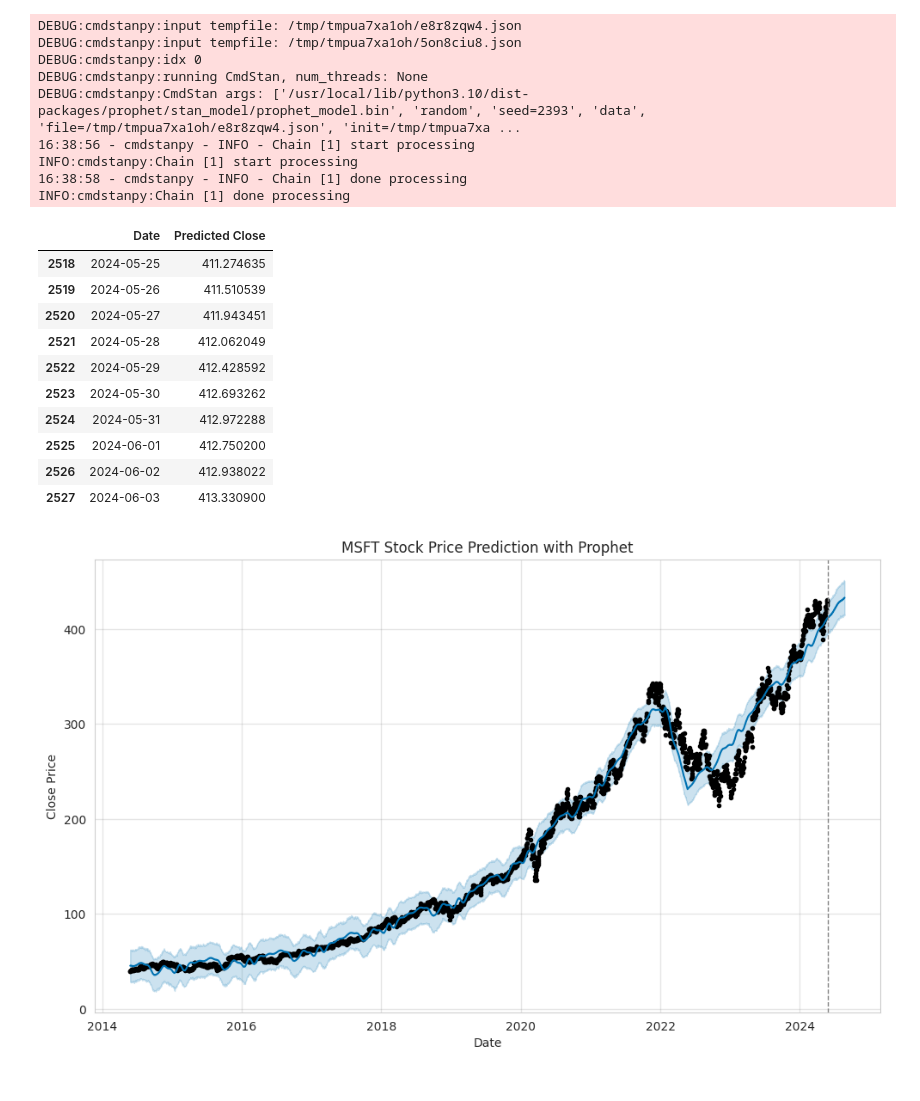
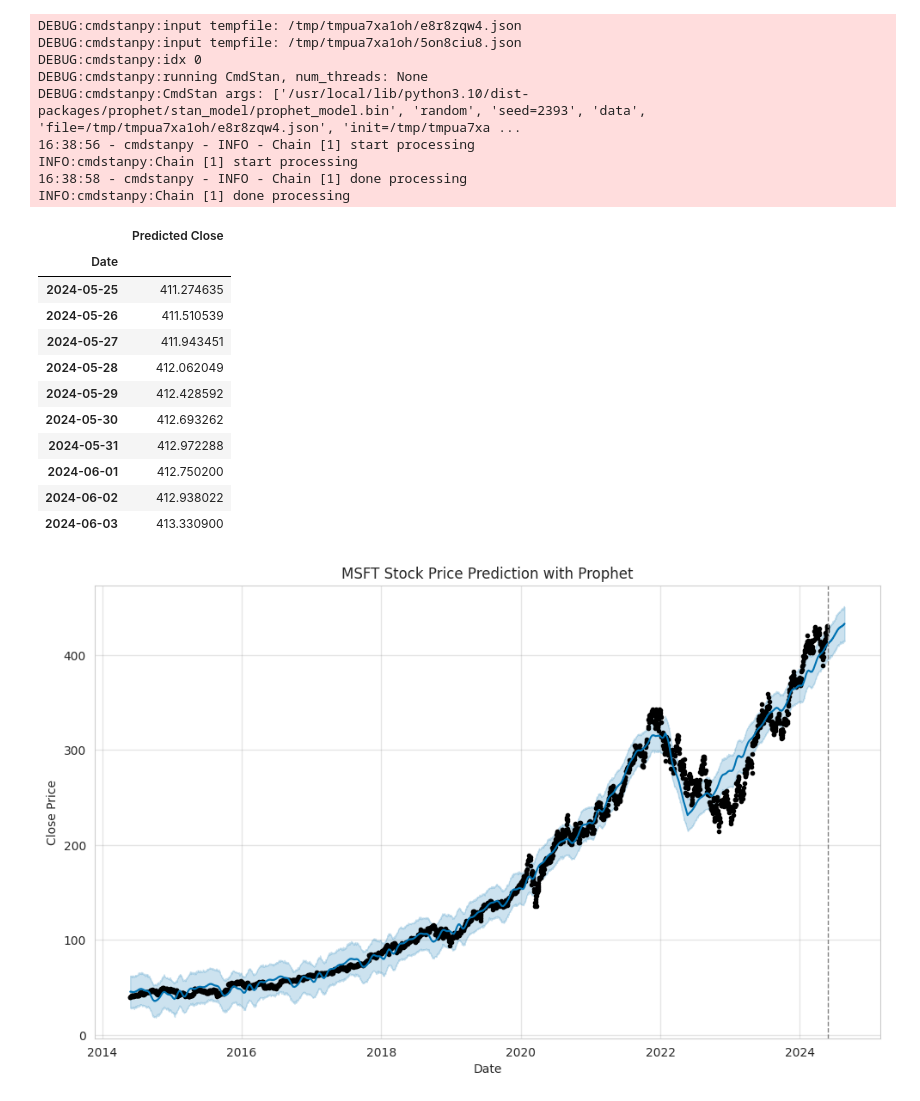
Before and after one commit to PeroumalPajany/tmp, a Jupyter notebook: PajanyPTIM8131_8.ipynb, the cells around one changed output. Cells and saved outputs as stored; diff of their text form; code cells hidden in the pictures.

```diff
--- a/PajanyPTIM8131_8.ipynb
+++ b/PajanyPTIM8131_8.ipynb
@@ -270,29 +270,25 @@ INFO:cmdstanpy:Chain [1] start processing
 16:38:58 - cmdstanpy - INFO - Chain [1] done processing
 INFO:cmdstanpy:Chain [1] done processing
 # %%
+from datetime import datetime, timedelta
+forecast_next_10_days = forecast[(forecast['ds'] > end) & (forecast['ds'] <= end + timedelta(days=10))][['ds', 'yhat']]
+forecast_next_10_days.rename(columns={'ds': 'Date', 'yhat': 'Predicted Close'}, inplace=True)
 
-
-
-from datetime import datetime, timedelta
-
-forecast_next_10_days = forecast[(forecast['ds'] > end) & (forecast['ds'] <= end + timedelta(days=10))][['ds', 'yhat']]
-forecast_next_10_days.rename(columns = {'ds':'Date'}, inplace = True)
-forecast_next_10_days.rename(columns = {'yhat':'Predicted Close'}, inplace = True)
-
-
+forecast_next_10_days.set_index('Date', inplace=True)
 display(forecast_next_10_days)
 # %% [output]
-|  | Date | Predicted Close |
-| 2518 | 2024-05-25 | 411.274635 |
-| 2519 | 2024-05-26 | 411.510539 |
-| 2520 | 2024-05-27 | 411.943451 |
-| 2521 | 2024-05-28 | 412.062049 |
-| 2522 | 2024-05-29 | 412.428592 |
-| 2523 | 2024-05-30 | 412.693262 |
-| 2524 | 2024-05-31 | 412.972288 |
-| 2525 | 2024-06-01 | 412.750200 |
-| 2526 | 2024-06-02 | 412.938022 |
-| 2527 | 2024-06-03 | 413.330900 |
+|  | Predicted Close |
+| Date |  |
+| 2024-05-25 | 411.274635 |
+| 2024-05-26 | 411.510539 |
+| 2024-05-27 | 411.943451 |
+| 2024-05-28 | 412.062049 |
+| 2024-05-29 | 412.428592 |
+| 2024-05-30 | 412.693262 |
+| 2024-05-31 | 412.972288 |
+| 2024-06-01 | 412.750200 |
+| 2024-06-02 | 412.938022 |
+| 2024-06-03 | 413.330900 |
 # %%
 fig = prophet_model.plot(forecast)
 plt.axvline(x=datetime.now(), color='grey', linestyle='--', linewidth=1)
```
